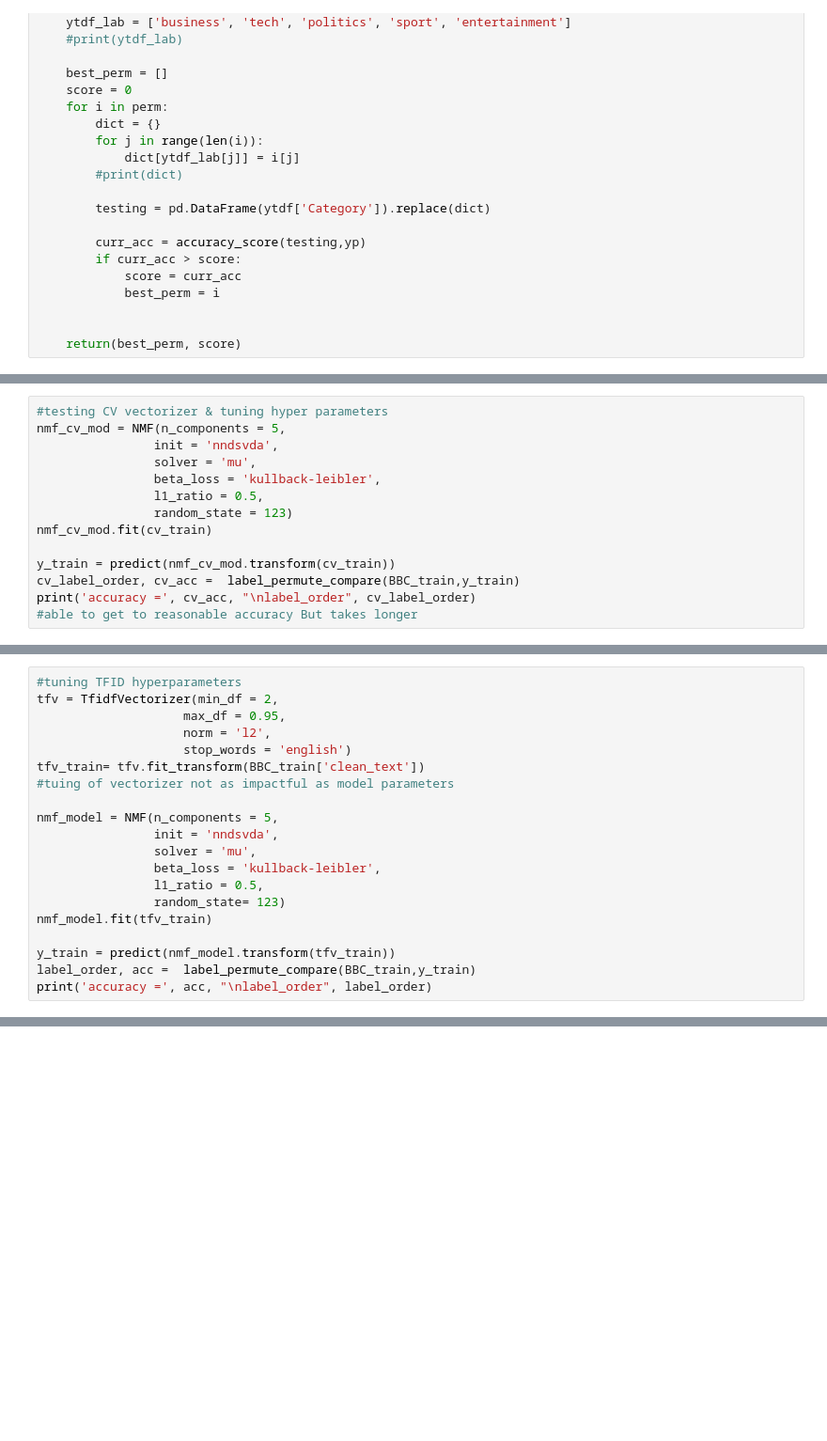
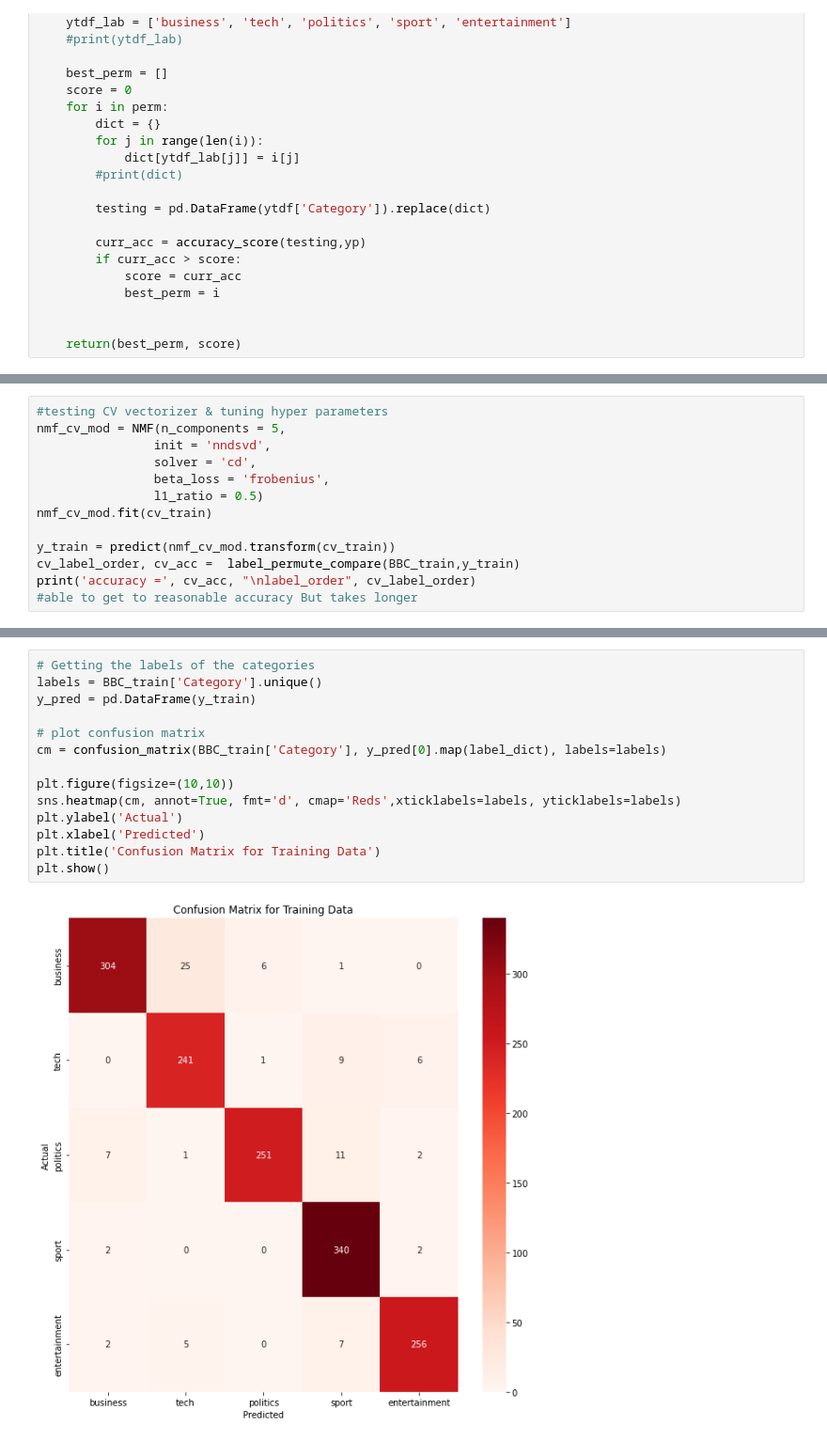
Before and after one commit to ancr8790/BBCNewsClassification, a Jupyter notebook: week4minproj.ipynb, the cells around one changed output, grey strips where cells are left out. Shown at 94% size. Saved outputs shown, nothing was run; the diff lists cells and outputs as text; blank space fills up the shorter version.

```diff
--- a/week4minproj.ipynb
+++ b/week4minproj.ipynb
@@ -272,11 +327,10 @@ label_order (4, 2, 1, 0, 3)
 # %%
 #testing CV vectorizer & tuning hyper parameters
 nmf_cv_mod = NMF(n_components = 5,
-                init = 'nndsvda',
-                solver = 'mu',
-                beta_loss = 'kullback-leibler',
-                l1_ratio = 0.5,
-                random_state = 123)
+                init = 'nndsvd',
+                solver = 'cd',
+                beta_loss = 'frobenius',
+                l1_ratio = 0.5)
 nmf_cv_mod.fit(cv_train)
 
 y_train = predict(nmf_cv_mod.transform(cv_train))
@@ -288,21 +342 @@ accuracy = 0.9296822177146721
 label_order (0, 3, 1, 4, 2)
-# %%
-#tuning TFID hyperparameters
-tfv = TfidfVectorizer(min_df = 2,
-                    max_df = 0.95,
-                    norm = 'l2',
-                    stop_words = 'english')
-tfv_train= tfv.fit_transform(BBC_train['clean_text'])
-#tuing of vectorizer not as impactful as model parameters
-
-nmf_model = NMF(n_components = 5,
-                init = 'nndsvda',
-                solver = 'mu',
-                beta_loss = 'kullback-leibler',
-                l1_ratio = 0.5,
-                random_state= 123)
-nmf_model.fit(tfv_train)
-
-y_train = predict(nmf_model.transform(tfv_train))
-label_order, acc =  label_permute_compare(BBC_train,y_train)
-print('accuracy =', acc, "\nlabel_order", label_order)
@@ -390,0 +413,16 @@ y_test = predict(best_nmf_clf.transform(tfv_test))
+# %%
+# Getting the labels of the categories
+labels = BBC_train['Category'].unique()
+y_pred = pd.DataFrame(y_train)
+
+# plot confusion matrix
+cm = confusion_matrix(BBC_train['Category'], y_pred[0].map(label_dict), labels=labels)
+
+plt.figure(figsize=(10,10))
+sns.heatmap(cm, annot=True, fmt='d', cmap='Reds',xticklabels=labels, yticklabels=labels)
+plt.ylabel('Actual')
+plt.xlabel('Predicted')
+plt.title('Confusion Matrix for Training Data')
+plt.show()
+# %% [output]
+[figure, added]
```
Also changed, not shown: parts of 63 cells of this notebook.
